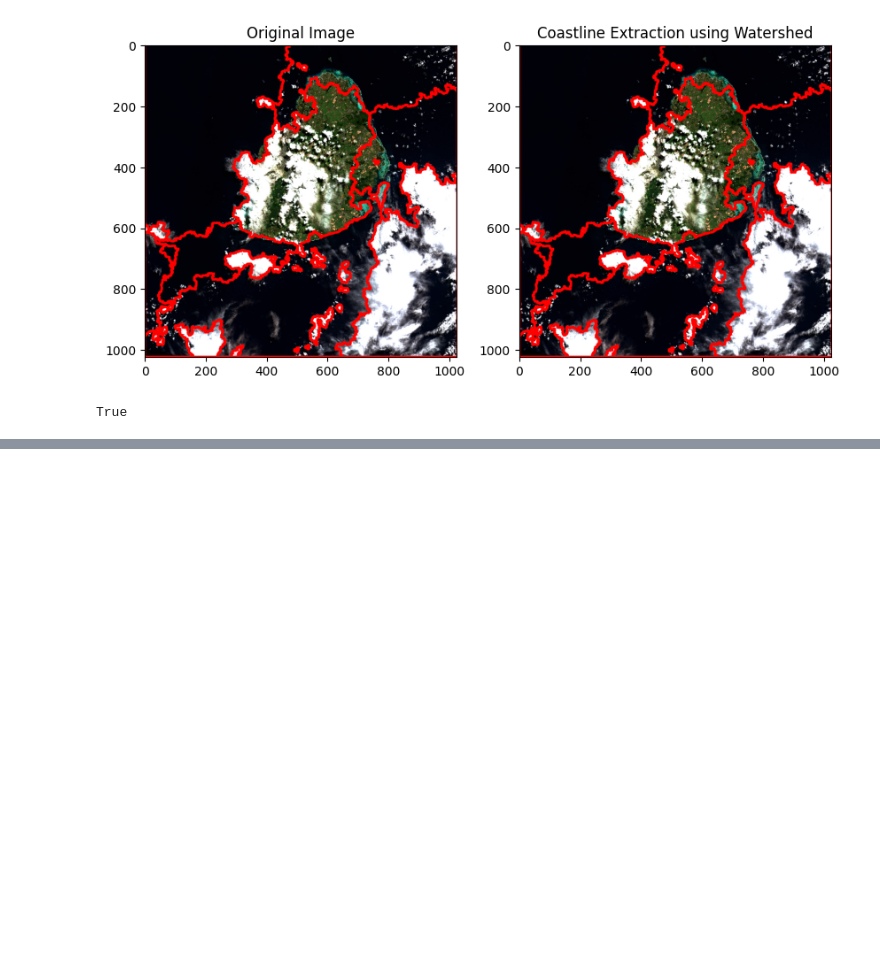
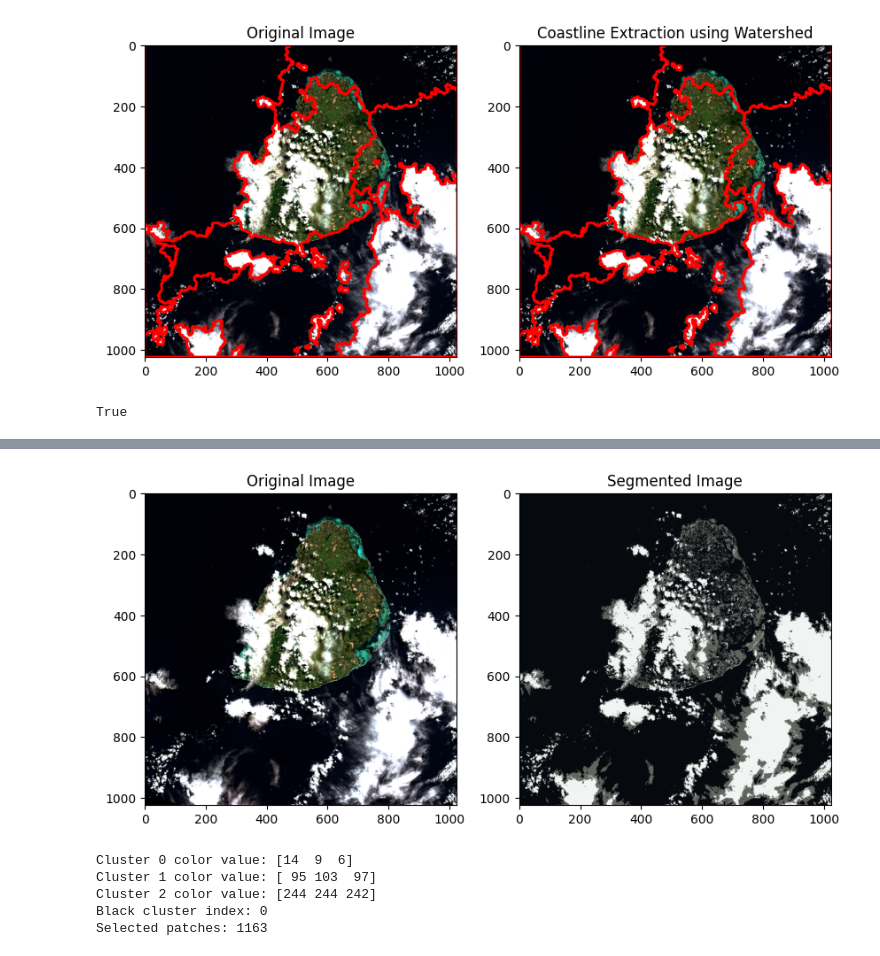
Before and after one commit to wooseungw/SatellieteIMGDetection, a Jupyter notebook: sea_line.ipynb, the cells around one changed output, grey strips where cells are left out. Drawn from its saved outputs; the diff is of its cells as text; code cells hidden in the pictures; blank space fills up the shorter version.

```diff
--- a/sea_line.ipynb
+++ b/sea_line.ipynb
@@ -111,0 +192,69 @@ True
+# %%
+import cv2
+import numpy as np
+import matplotlib.pyplot as plt
+
+def cluster_and_crop(image_path, k=3, size=1024, crop_num=43, threshold=0.7):
+    # 이미지 로드 및 리사이즈
+    img = cv2.imread(image_path)
+    img = cv2.resize(img, (size, size))
+
+    # 이미지 데이터 준비
+    img_data = img.reshape((-1, 3))  # 이미지 데이터를 (픽셀 수, 3) 형태로 변형
+    img_data = np.float32(img_data)
+
+    # K-Means 적용
+    criteria = (cv2.TERM_CRITERIA_EPS + cv2.TERM_CRITERIA_MAX_ITER, 100, 0.2)
+    _, labels, centers = cv2.kmeans(img_data, k, None, criteria, 10, cv2.KMEANS_RANDOM_CENTERS)
+
+    # 클러스터링 결과를 이미지로 변환
+    centers = np.uint8(centers)
+    segmented_img = centers[labels.flatten()]
+    segmented_img = segmented_img.reshape((img.shape))
+
+    # 검은색에 가장 가까운 클러스터 찾기
+    black_cluster_index = np.argmin(np.linalg.norm(centers, axis=1))  # 가장 작은 RGB 값이 검은색
+
+    # 이미지 표시
+    plt.figure(figsize=(10, 5))
+    plt.subplot(1, 2, 1)
+    plt.title("Original Image")
+    plt.imshow(cv2.cvtColor(img, cv2.COLOR_BGR2RGB))
+
+    plt.subplot(1, 2, 2)
+    plt.title("Segmented Image")
+    plt.imshow(cv2.cvtColor(segmented_img, cv2.COLOR_BGR2RGB))
+    plt.show()
+
+    # 각 클러스터의 색상 값 출력
+    for i, center in enumerate(centers):
+        print(f"Cluster {i} color value:", center)
+
+    print(f"Black cluster index: {black_cluster_index}")
+
+    # crop 영역 추출
+    num_patches = []
+    for i in range(crop_num):
+        for j in range(crop_num):
+            crop_size = segmented_img.shape[1] // crop_num
+            crop_img = segmented_img[i * crop_size:(i + 1) * crop_size, j * crop_size:(j + 1) * crop_size]
+
+            # 검은색 클러스터 비율 확인
+            cluster_0_value = centers[black_cluster_index]
+            cluster_0_mask = np.all(crop_img == cluster_0_value, axis=-1)
+            if np.mean(cluster_0_mask) > threshold:
+                num_patches.append([i, j])
+
+    print(f"Selected patches: {len(num_patches)}")
+    return num_patches
+
+# 함수 사용 예시
+image_path = 'sample.png'
+selected_patches = cluster_and_crop(image_path, k=3, size=1024, crop_num=43, threshold=0.7)
+# %% [output]
+[figure, added]
+Cluster 0 color value: [14  9  6]
+Cluster 1 color value: [ 95 103  97]
+Cluster 2 color value: [244 244 242]
+Black cluster index: 0
+Selected patches: 1163
```
Also changed, not shown: parts of 2 cells of this notebook, 1 other file.
